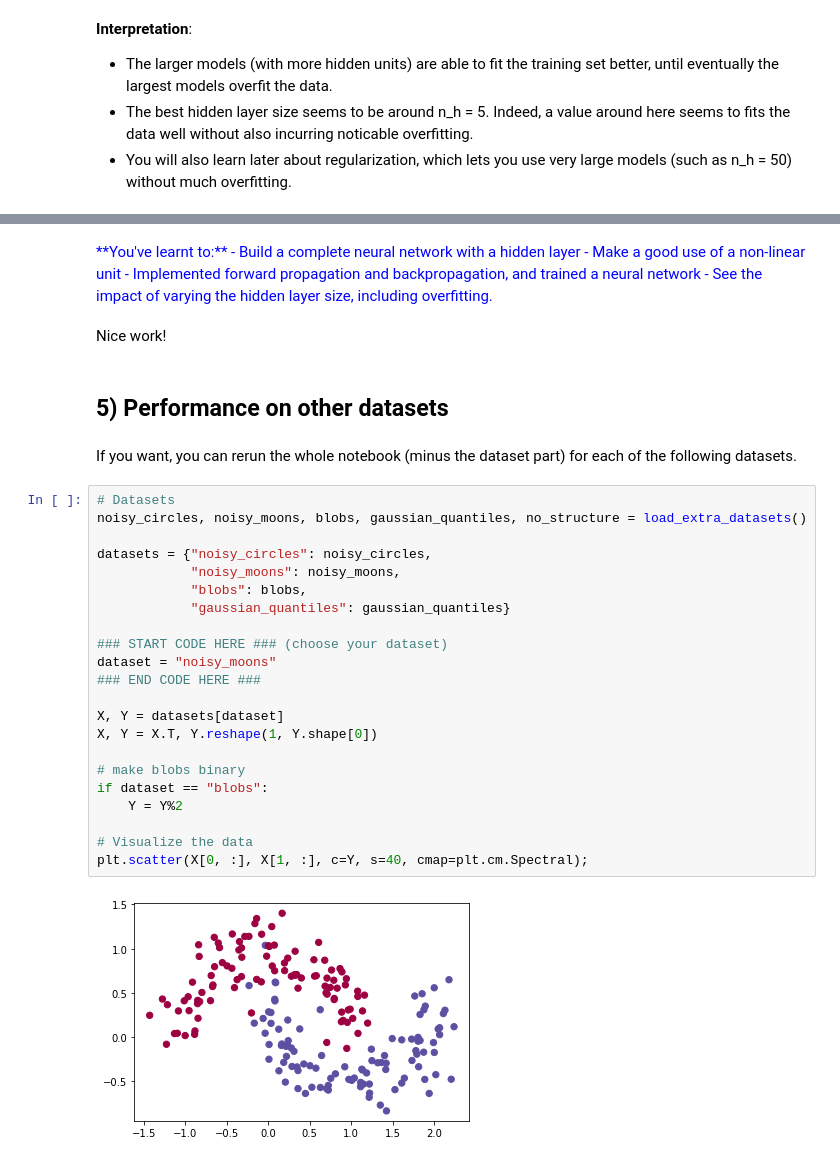
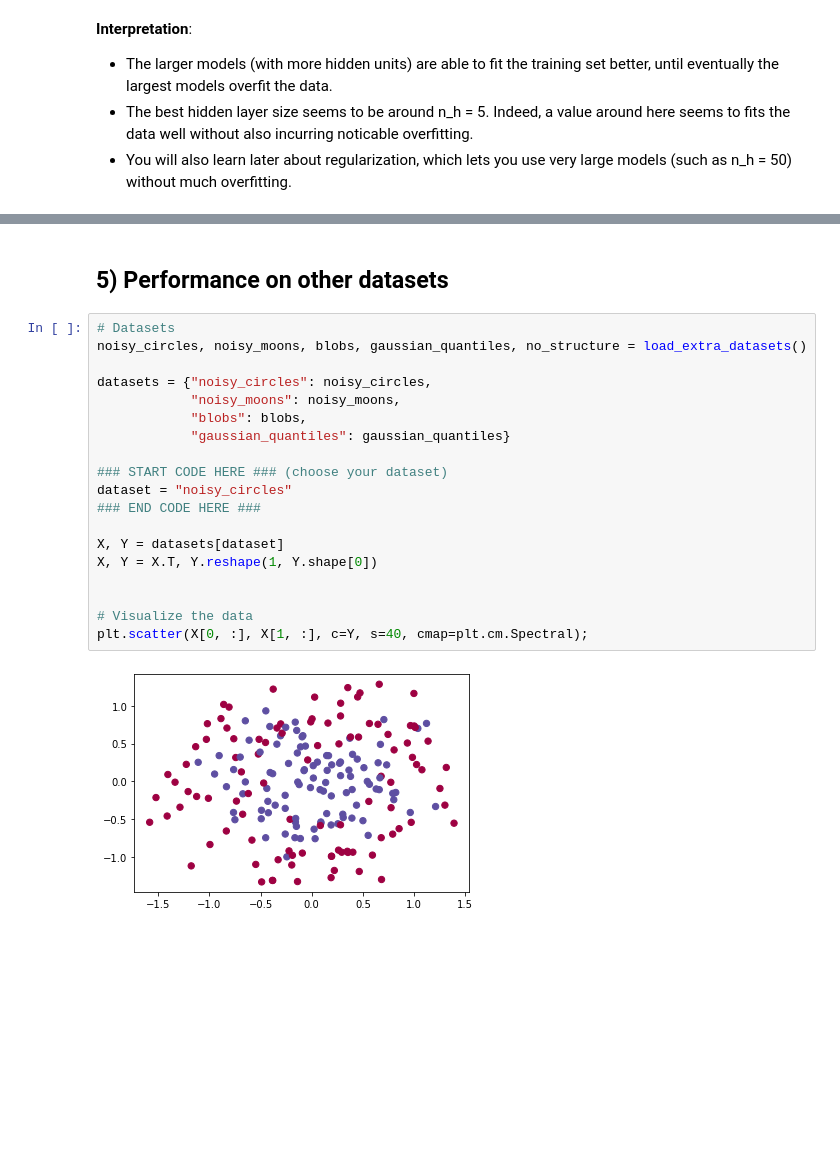
Before and after one commit to zjzsu2000/CMPE258, a Jupyter notebook: Ungraded_assignment_3/Ungraded_assignment_3_Week3_ipynb.ipynb, the cells around one changed output, grey strips where cells are left out. Cells and saved outputs as stored; diff of their text form; blank space fills up the shorter version.

```diff
--- a/Ungraded_assignment_3/Ungraded_assignment_3_Week3_ipynb.ipynb
+++ b/Ungraded_assignment_3/Ungraded_assignment_3_Week3_ipynb.ipynb
@@ -1008,37 +914,23 @@ Some optional/ungraded questions that you can explore if you wish:
-# %% [markdown]
-<font color='blue'>
-**You've learnt to:**
-- Build a complete neural network with a hidden layer
-- Make a good use of a non-linear unit
-- Implemented forward propagation and backpropagation, and trained a neural network
-- See the impact of varying the hidden layer size, including overfitting.
-# %% [markdown]
-Nice work!
 # %% [markdown]
 ## 5) Performance on other datasets
-# %% [markdown]
-If you want, you can rerun the whole notebook (minus the dataset part) for each of the following datasets.
 # %%
 # Datasets
 noisy_circles, noisy_moons, blobs, gaussian_quantiles, no_structure = load_extra_datasets()
 
 datasets = {"noisy_circles": noisy_circles,
             "noisy_moons": noisy_moons,
             "blobs": blobs,
             "gaussian_quantiles": gaussian_quantiles}
 
 ### START CODE HERE ### (choose your dataset)
-dataset = "noisy_moons"
+dataset = "noisy_circles"
 ### END CODE HERE ###
 
 X, Y = datasets[dataset]
 X, Y = X.T, Y.reshape(1, Y.shape[0])
 
-# make blobs binary
-if dataset == "blobs":
-    Y = Y%2
 
 # Visualize the data
 plt.scatter(X[0, :], X[1, :], c=Y, s=40, cmap=plt.cm.Spectral);
 # %% [output]
-[figure, old version]
+[figure, new version]
```
Also changed, not shown: parts of 38 cells of this notebook.
